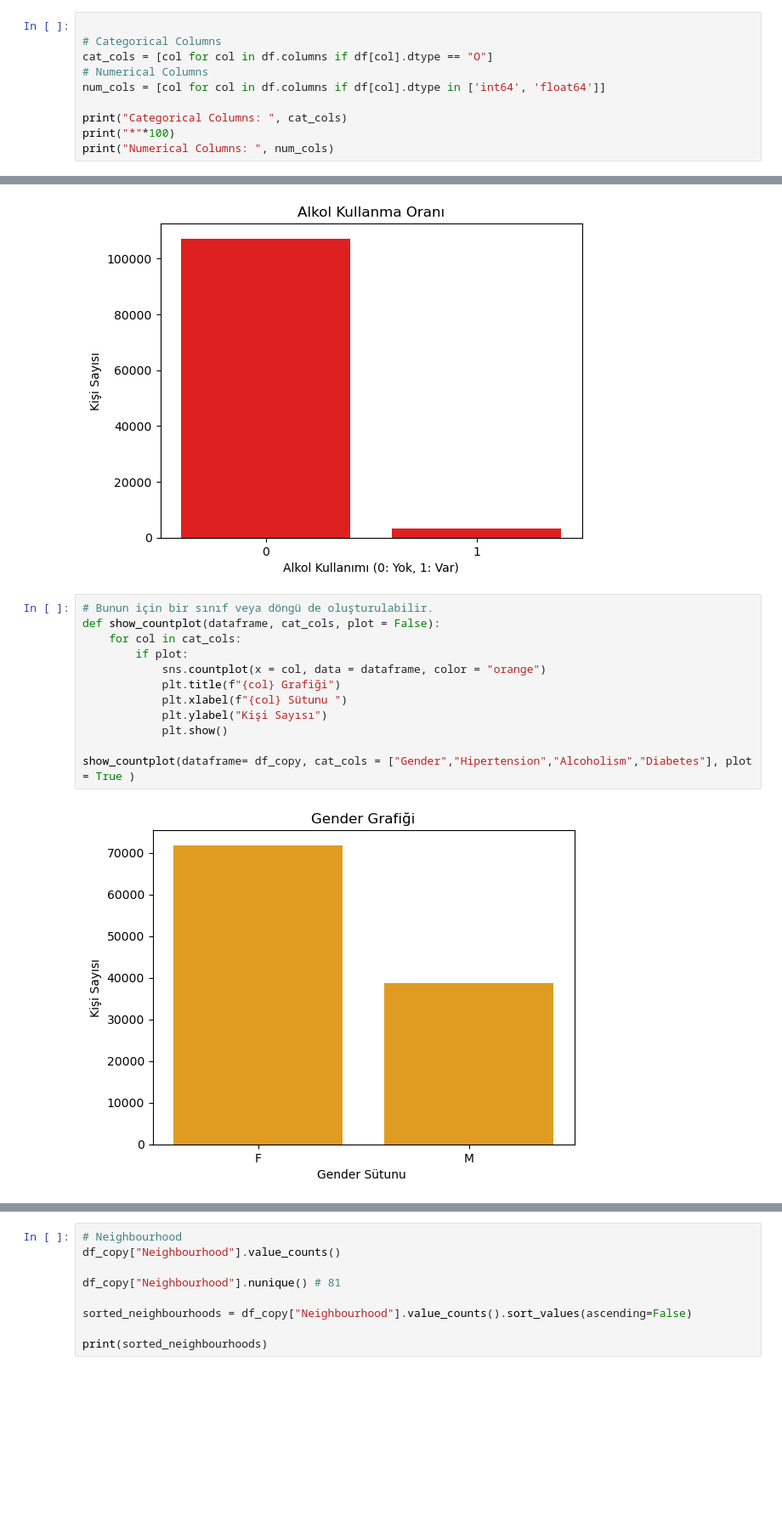
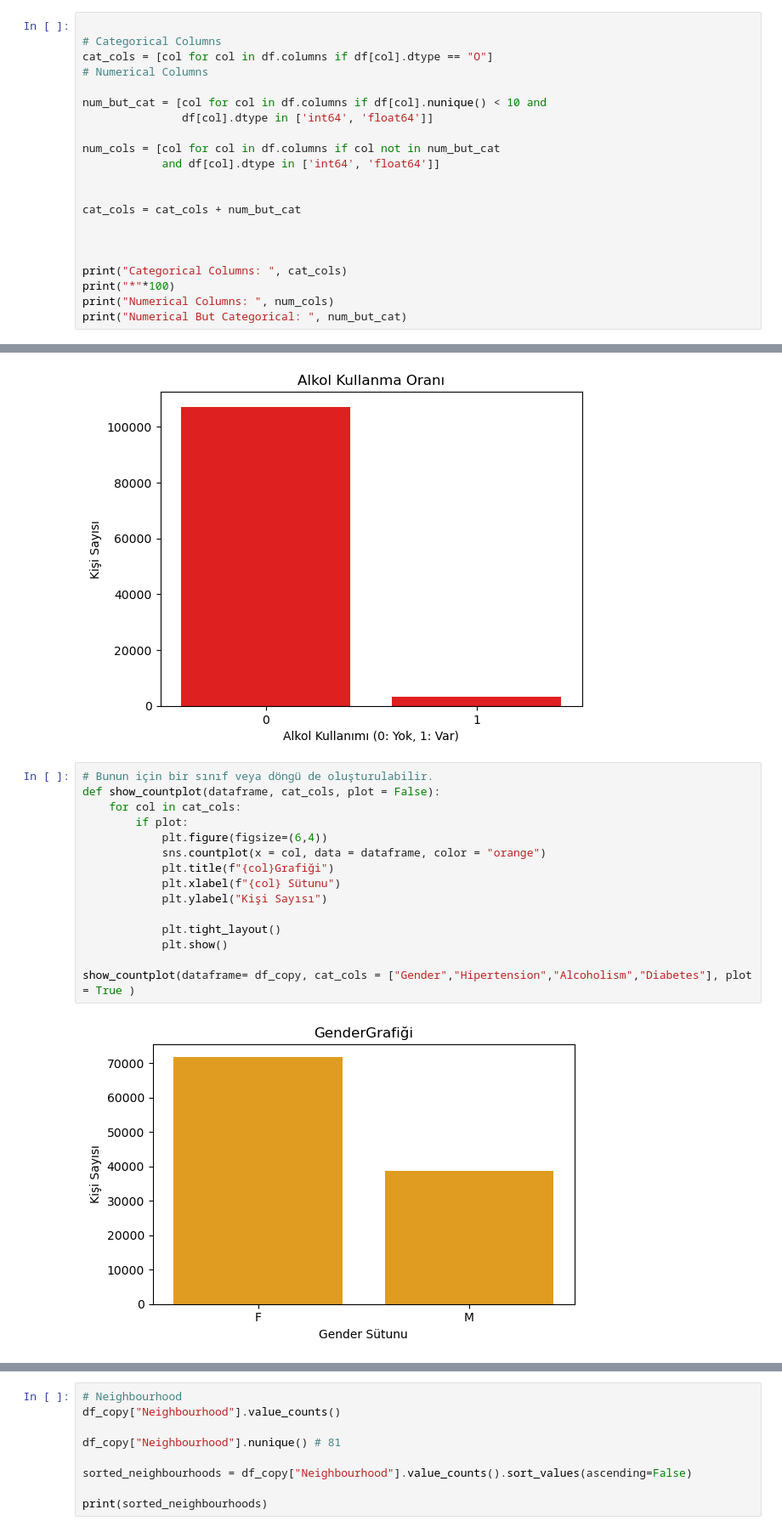
Before and after one commit to UstubecEmre/MedicalAppointmentML, a Jupyter notebook: medical_appointment.ipynb, the cells around one changed output, grey strips where cells are left out. Shown at 85% size. Cells and saved outputs as stored; diff of their text form; blank space fills up the shorter version.

```diff
--- a/medical_appointment.ipynb
+++ b/medical_appointment.ipynb
@@ -133,9 +133,20 @@ No-show 's dtype is:  object
 # Categorical Columns
 cat_cols = [col for col in df.columns if df[col].dtype == "O"]
 # Numerical Columns
-num_cols = [col for col in df.columns if df[col].dtype in ['int64', 'float64']]
+
+num_but_cat = [col for col in df.columns if df[col].nunique() < 10 and
+               df[col].dtype in ['int64', 'float64']]
+
+num_cols = [col for col in df.columns if col not in num_but_cat
+            and df[col].dtype in ['int64', 'float64']]
+
+
+cat_cols = cat_cols + num_but_cat
+
+
 
 print("Categorical Columns: ", cat_cols)
 print("*"*100)
 print("Numerical Columns: ", num_cols)
+print("Numerical But Categorical: ", num_but_cat)
 # %% [output]
@@ -287,14 +299,17 @@ Alkol Kullanan Oranı:  3.04%
 # %%
 # Bunun için bir sınıf veya döngü de oluşturulabilir.
 def show_countplot(dataframe, cat_cols, plot = False):
     for col in cat_cols:
         if plot:
+            plt.figure(figsize=(6,4))
             sns.countplot(x = col, data = dataframe, color = "orange")
-            plt.title(f"{col} Grafiği")
-            plt.xlabel(f"{col} Sütunu ")
+            plt.title(f"{col}Grafiği")
+            plt.xlabel(f"{col} Sütunu")
             plt.ylabel("Kişi Sayısı")
+
+            plt.tight_layout()
             plt.show()
 
 show_countplot(dataframe= df_copy, cat_cols = ["Gender","Hipertension","Alcoholism","Diabetes"], plot = True )
 # %% [output]
-[figure, old version]
+[figure, new version]
```
Also changed, not shown: parts of 12 cells of this notebook.
